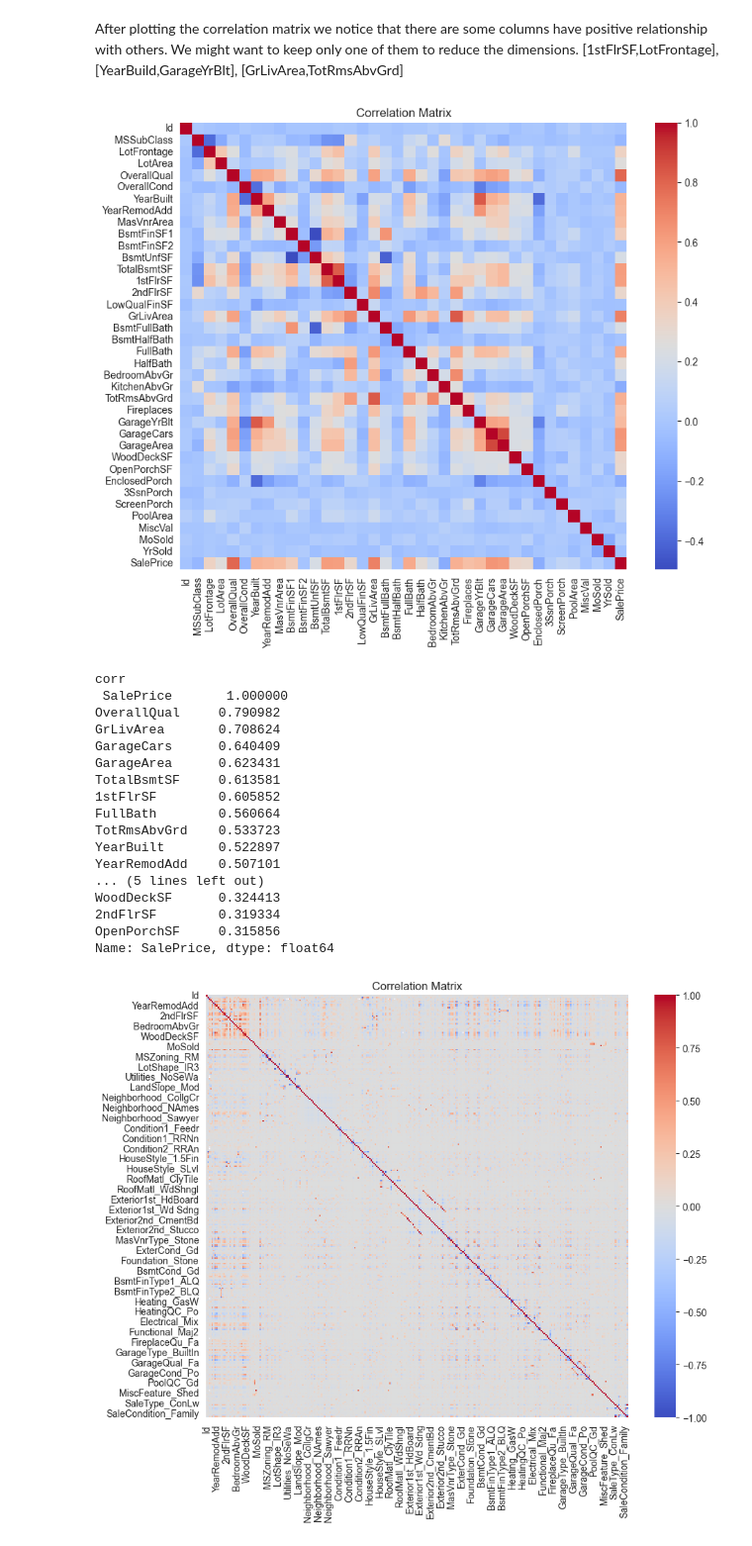
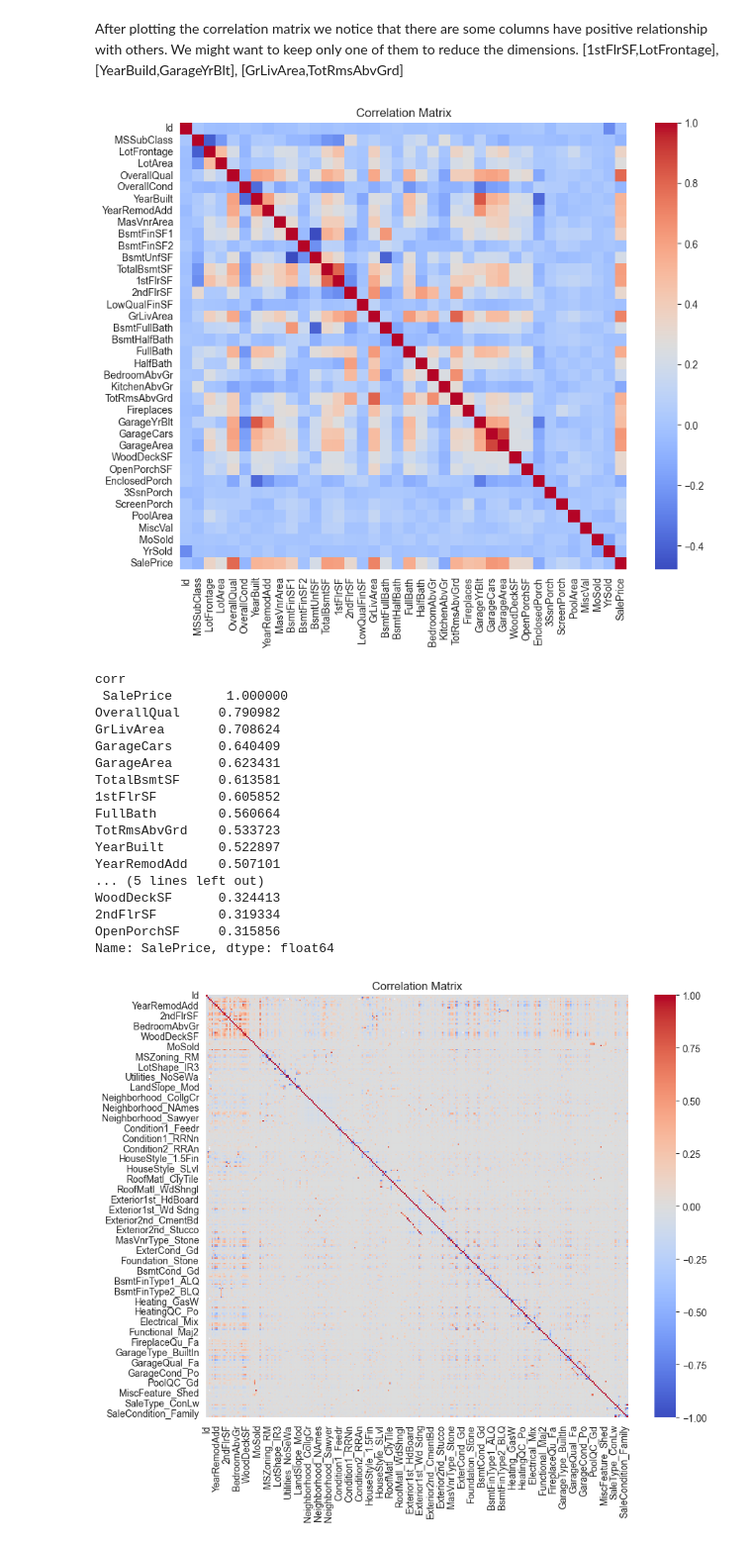
Before and after one commit to MungTsz/MATH3836-data_mining, a Jupyter notebook: property.ipynb, the cells around one changed output. Shown at 99% size. Saved outputs shown, nothing was run; the diff lists cells and outputs as text; code cells hidden in the pictures.

```diff
--- a/property.ipynb
+++ b/property.ipynb
@@ -13,10 +17,10 @@ df_train = pd.read_csv(train_path)
 print('training dataset loaded.')
 df_test = pd.read_csv(test_path)
 print('testing dataset loaded')
-print(f'{len(df_train.columns)} Columns available \n', df_train.columns)
+# print(f'{len(df_train.columns)} Columns available \n', df_train.columns)
 print('Details of each feature could be found in data_description.txt')
 train_size, test_size = df_train.shape[0], df_test.shape[0]
-df_full = pd.concat((df_train,df_test),axis=0).drop(['Id', 'SalePrice'], axis=1)
+df_full = pd.concat((df_train,df_test),axis=0)#.drop(['Id', 'SalePrice'], axis=1)
 print('Combined the full dataset.', df_full.shape) # We'll do data pre-processing to the whole dataset and split it later.
 # %% [output]
 training dataset loaded.
@@ -40,10 +31,10 @@ Combined the full dataset. (2919, 79)
 After plotting the correlation matrix we notice that there are some columns have positive relationship with others. We might want to keep only one of them to reduce the dimensions.
 [1stFlrSF,LotFrontage], [YearBuild,GarageYrBlt], [GrLivArea,TotRmsAbvGrd]
 # %%
-viz.heatmap(df_train)
-print('corr\n',df_train.corr().SalePrice.abs().loc[lambda x:x>0.3].sort_values(ascending=False))
+viz.heatmap(df_full)
+print('corr\n',df_full.corr().SalePrice.abs().loc[lambda x:x>0.3].sort_values(ascending=False))
 # %% [output]
-[figure, old version]
+[figure, new version]
 corr
  SalePrice       1.000000
 OverallQual     0.790982
```
Also changed, not shown: parts of 10 cells of this notebook.
